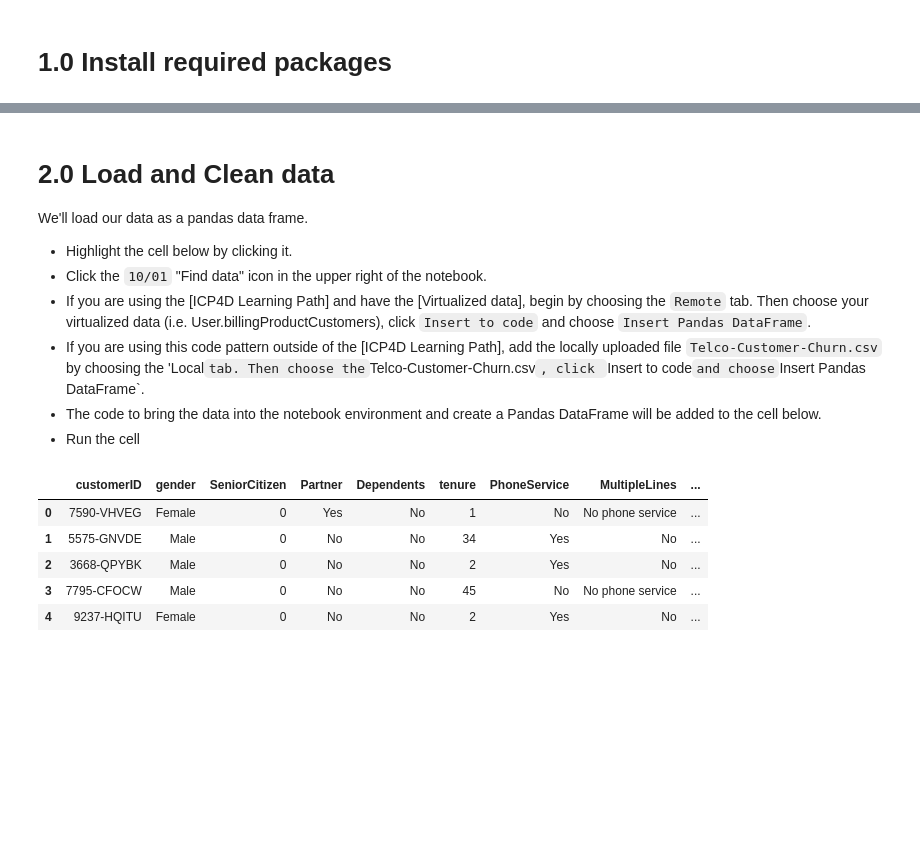
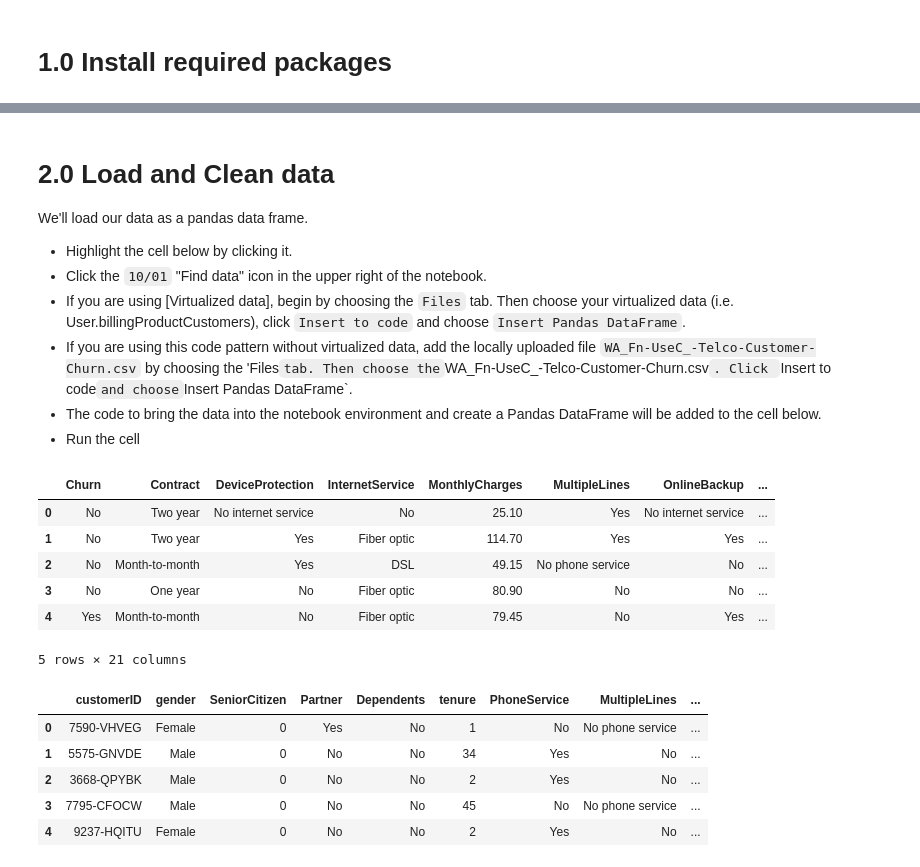
Before and after one commit to IBM/telco-customer-churn-on-icp4d, a Jupyter notebook: examples/Telco-customer-churn-ICP4D-with-output.ipynb, the cells around one changed output, grey strips where cells are left out. Cells and saved outputs as stored; diff of their text form; code cells hidden in the pictures; blank space fills up the shorter version.

```diff
--- a/examples/Telco-customer-churn-ICP4D-Example.ipynb
+++ b/examples/Telco-customer-churn-ICP4D-with-output.ipynb
@@ -14,8 +16,42 @@ We'll load our data as a pandas data frame.
 
 * Highlight the cell below by clicking it.
 * Click the `10/01` "Find data" icon in the upper right of the notebook.
-* If you are using the [ICP4D Learning Path] and have the [Virtualized data], begin by choosing the `Remote` tab. Then choose your virtualized data (i.e. User<xyz>.billingProductCustomers), click `Insert to code` and choose `Insert Pandas DataFrame`.
-* If you are using this code pattern outside of the [ICP4D Learning Path], add the locally uploaded file `Telco-Customer-Churn.csv` by choosing the 'Local` tab. Then choose the `Telco-Customer-Churn.csv`, click `Insert to code` and choose `Insert Pandas DataFrame`.
+* If you are using [Virtualized data], begin by choosing the `Files` tab. Then choose your virtualized data (i.e. User<xyz>.billingProductCustomers), click `Insert to code` and choose `Insert Pandas DataFrame`.
+* If you are using this code pattern without virtualized data, add the locally uploaded file `WA_Fn-UseC_-Telco-Customer-Churn.csv` by choosing the 'Files` tab. Then choose the `WA_Fn-UseC_-Telco-Customer-Churn.csv`. Click `Insert to code` and choose `Insert Pandas DataFrame`.
 * The code to bring the data into the notebook environment and create a Pandas DataFrame will be added to the cell below.
 * Run the cell
+# %%
+
+# @hidden_cell
+# This connection object is used to access your data and contains your credentials.
+# You might want to remove those credentials before you share your notebook.
+
+from project_lib import Project
+project = Project.access()
+USER999_BILLINGPRODUCTSCUSTOMERSV2_credentials = project.get_connected_data(name="USER999.BILLINGPRODUCTSCUSTOMERSV2")
+
+import jaydebeapi, pandas as pd
+USER999_BILLINGPRODUCTSCUSTOMERSV2_connection = jaydebeapi.connect('com.ibm.db2.jcc.DB2Driver',
+    '{}://{}:{}/{}:user={};password={};'.format('jdbc:db2',
+    USER999_BILLINGPRODUCTSCUSTOMERSV2_credentials['host'],
+    USER999_BILLINGPRODUCTSCUSTOMERSV2_credentials['port'],
+    USER999_BILLINGPRODUCTSCUSTOMERSV2_credentials['database'],
+    USER999_BILLINGPRODUCTSCUSTOMERSV2_credentials['username'],
+    USER999_BILLINGPRODUCTSCUSTOMERSV2_credentials['password']))
+
+query = 'SELECT * FROM USER999.BILLINGPRODUCTSCUSTOMERSV2'
+data_df_1 = pd.read_sql(query, con=USER999_BILLINGPRODUCTSCUSTOMERSV2_connection)
+data_df_1.head()
+
+# You can close the database connection with the following code.
+# USER999_BILLINGPRODUCTSCUSTOMERSV2_connection.close()
+# To learn more about the jaydebeapi package, please read the documentation: https://pypi.org/project/JayDeBeApi/
+# %% [output]
+|  | Churn | Contract | DeviceProtection | InternetService | MonthlyCharges | MultipleLines | OnlineBackup | ... |
+| 0 | No | Two year | No internet service | No | 25.10 | Yes | No internet service | ... |
+| 1 | No | Two year | Yes | Fiber optic | 114.70 | Yes | Yes | ... |
+| 2 | No | Month-to-month | Yes | DSL | 49.15 | No phone service | No | ... |
+| 3 | No | One year | No | Fiber optic | 80.90 | No | No | ... |
+| 4 | Yes | Month-to-month | No | Fiber optic | 79.45 | No | Yes | ... |
+5 rows × 21 columns
 # %%
```
Also changed, not shown: parts of 19 cells of this notebook, 15 other files.
